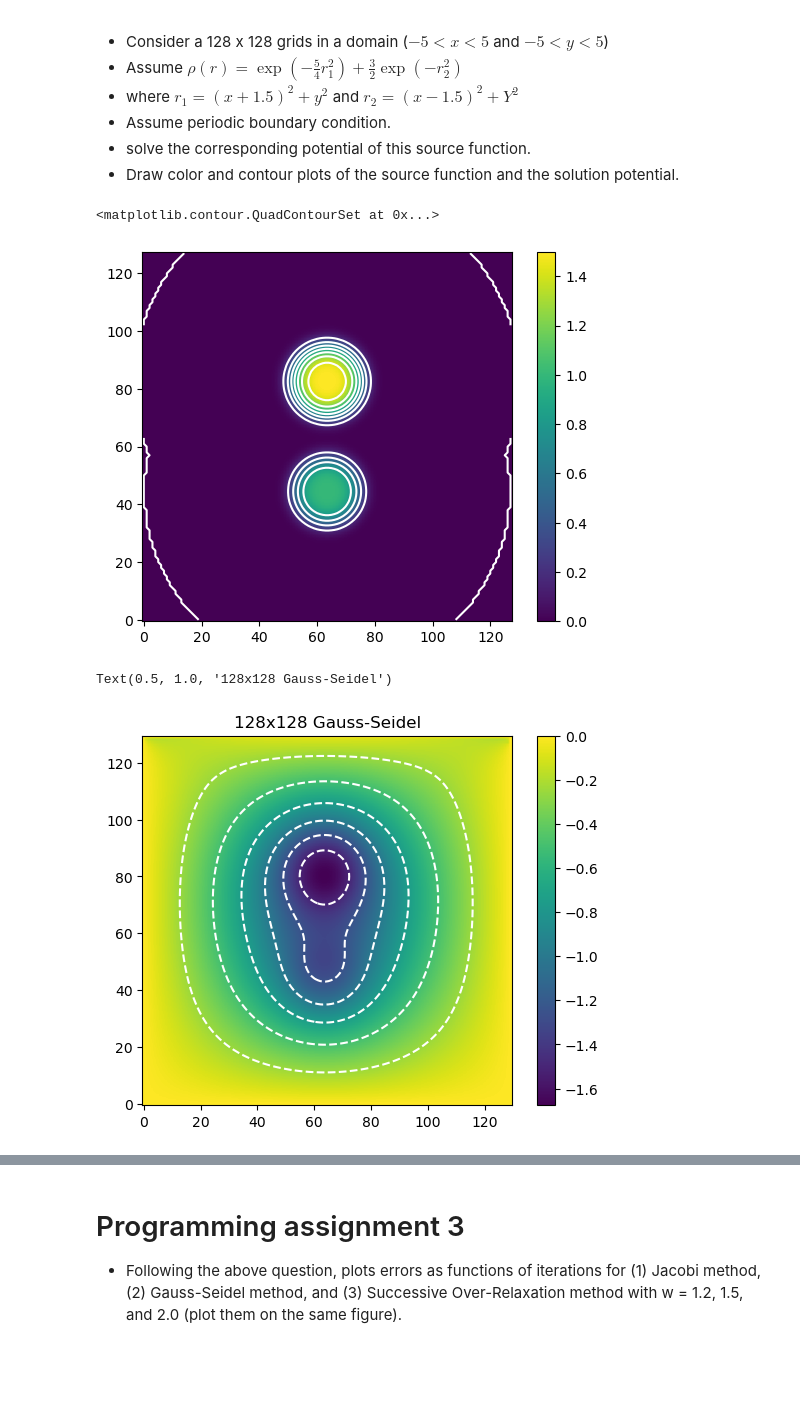
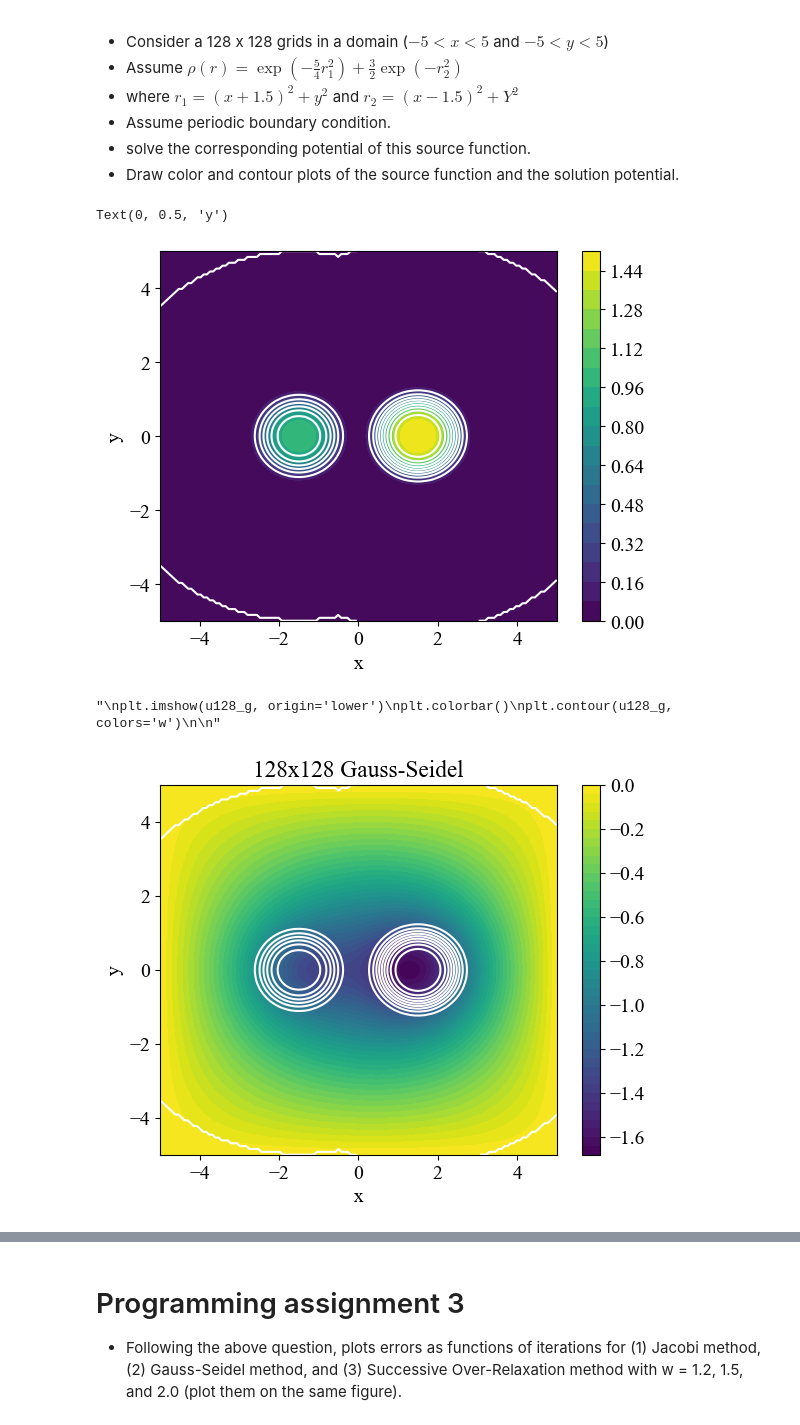
Before and after one commit to ricky4280/computationalPhysics-112, a Jupyter notebook: project3/HW3/HW3-2.ipynb, the cells around one changed output, grey strips where cells are left out. Saved outputs shown, nothing was run; the diff lists cells and outputs as text; code cells hidden in the pictures; blank space fills up the shorter version.

Commit message:
updated axis unit, and add buff=1 in generate_rho function

```diff
--- a/project3/HW3/HW3-2.ipynb
+++ b/project3/HW3/HW3-2.ipynb
@@ -108,5 +108,10 @@ print(b)
 from scipy import linalg
 x = linalg.solve(A, b)
 u1 = convert_solution(x)
+print(u1)
+plt.rc('font', family='Times New Roman', size=14)
+plt.xlabel('x')
+plt.ylabel('y')
 plt.imshow(u1.T,origin="lower")
+# change font type
 # %% [output]
@@ -131,23 +139,31 @@ nthreads = 8
 set_num_threads(nthreads)
 # %%
 # generate the N*N rho matrix with denisty filed
-def generate_rho(N, xmin=-5, xmax=5, ymin=-5,ymax=5):
-    x = np.linspace(xmin, xmax, N)
-    y = np.linspace(ymin, ymax, N)
+def generate_rho(N, buff=0, xmin=-5, xmax=5, ymin=-5,ymax=5):
+    x = np.linspace(xmin, xmax, N+2*buff)
+    y = np.linspace(ymin, ymax, N+2*buff)
     xx, yy = np.meshgrid(x, y, indexing='ij')
     r1     = (xx+1.5)**2 + yy**2
     r2     = (xx-1.5)**2 + yy**2
     rho    = np.exp(-5/4*(r1**2))+3/2*np.exp(-r2**2)
-    return rho
+    return xx, yy, rho
 # %%
 # visualize the density field
-rho = generate_rho(128)
+xx, yy, rho = generate_rho(128)
+'''
 plt.imshow(rho, origin="lower")
 plt.colorbar()
 plt.contour(rho,colors="w")
+'''
+# plot the density field with contour
+plt.contourf(xx, yy, rho, 20)
+plt.colorbar()
+plt.contour(xx, yy, rho, 10, colors="w")
+plt.xlabel("x")
+plt.ylabel("y")
 # %% [output]
-<matplotlib.contour.QuadContourSet at 0x...>
+Text(0, 0.5, 'y')
-[figure, old version]
+[figure, new version]
 # %%
 def generate_mesh(nx, ny, buff=1,
                   xmin=0.0, xmax=1.0, ymin=0.0, ymax=1.0):
@@ -262,12 +278,20 @@ u128_g, err128_g, iter128_g = relax(u, tolerence=1e-6, rho=rho, maxiter=100000,
 # %%
 # Visualize the solution of 128x128 Gauss-Seidel
+plt.contourf(xx, yy, u128_g, 50)
+plt.colorbar()
+plt.contour(xx, yy, rho, 10, colors="w")
+plt.title('128x128 Gauss-Seidel')
+plt.xlabel("x")
+plt.ylabel("y")
+'''
 plt.imshow(u128_g, origin='lower')
 plt.colorbar()
 plt.contour(u128_g, colors='w')
-plt.title('128x128 Gauss-Seidel')
+
+'''
 # %% [output]
-Text(0.5, 1.0, '128x128 Gauss-Seidel')
+"\nplt.imshow(u128_g, origin='lower')\nplt.colorbar()\nplt.contour(u128_g, colors='w')\n\n"
-[figure, old version]
+[figure, new version]
 # %%
 # 128 Jocobi
 u, x, y, dx, dy = generate_mesh(128,128, 1, xmin=-5, xmax=5, ymin=-5, ymax=5)
```
Also changed, not shown: parts of 22 cells of this notebook.
